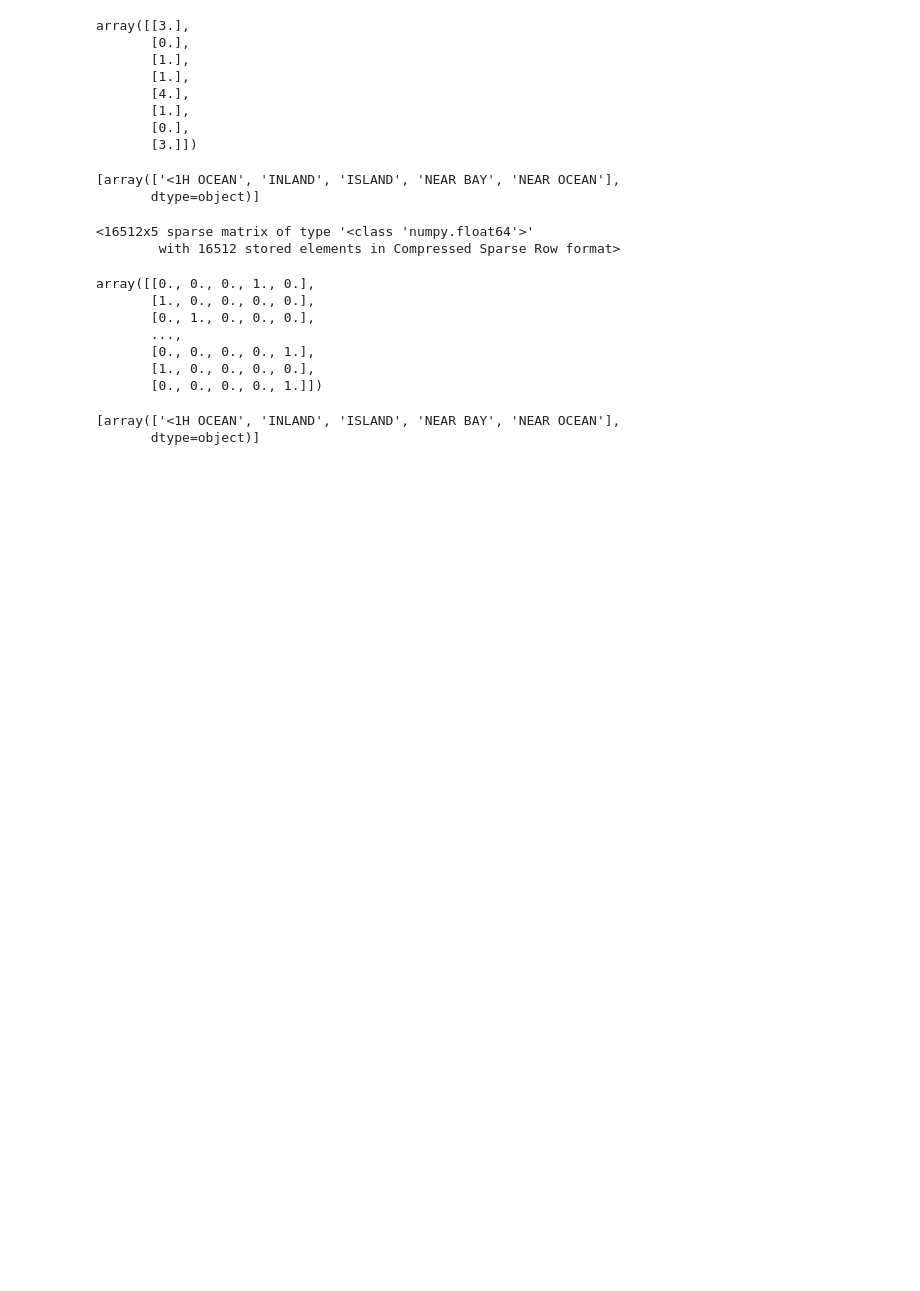
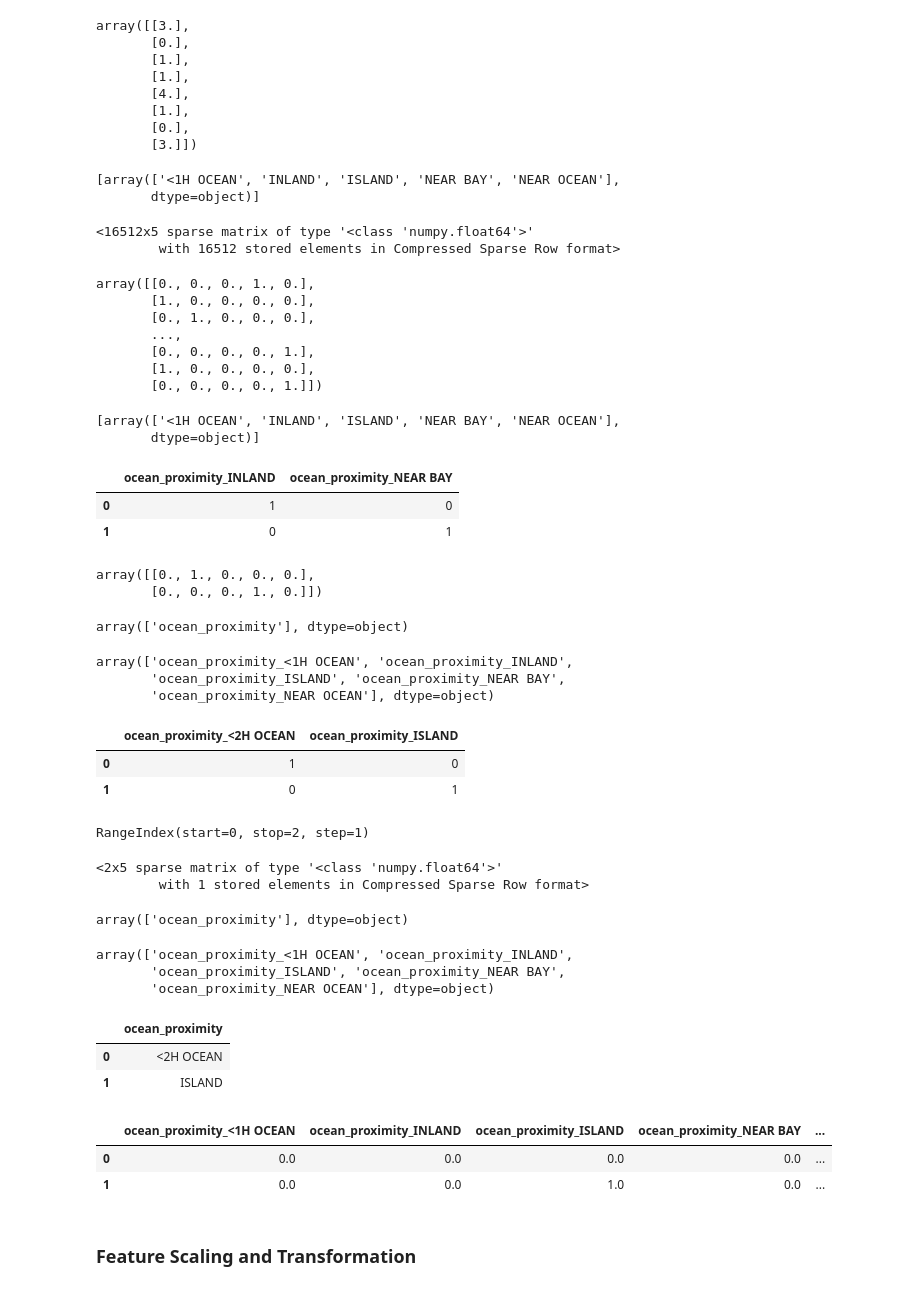
Before and after one commit to sidharthguptax/ML-Aur-lian-G-ron-, a Jupyter notebook: Chapter 2.ipynb, the cells around one changed output. Cells and saved outputs as stored; diff of their text form; code cells hidden in the pictures; blank space fills up the shorter version.

```diff
--- a/Chapter 2.ipynb
+++ b/Chapter 2.ipynb
@@ -338,3 +338,15 @@ cat_encoder.categories_
 # %% [output]
 [array(['<1H OCEAN', 'INLAND', 'ISLAND', 'NEAR BAY', 'NEAR OCEAN'],
        dtype=object)]
+# %%
+df_test = pd.DataFrame({"ocean_proximity": ["INLAND", "NEAR BAY"]})
+pd.get_dummies(df_test)
+# %% [output]
+|  | ocean_proximity_INLAND | ocean_proximity_NEAR BAY |
+| 0 | 1 | 0 |
+| 1 | 0 | 1 |
+# %%
+cat_encoder.transform(df_test).toarray()
+# %% [output]
+array([[0., 1., 0., 0., 0.],
+       [0., 0., 0., 1., 0.]])
@@ -340,0 +355,55 @@ cat_encoder.categories_
+# %%
+cat_encoder.feature_names_in_
+# %% [output]
+array(['ocean_proximity'], dtype=object)
+# %%
+cat_encoder.get_feature_names_out()
+# %% [output]
+array(['ocean_proximity_<1H OCEAN', 'ocean_proximity_INLAND',
+       'ocean_proximity_ISLAND', 'ocean_proximity_NEAR BAY',
+       'ocean_proximity_NEAR OCEAN'], dtype=object)
+# %%
+df_test_unknown = pd.DataFrame({"ocean_proximity": ["<2H OCEAN", "ISLAND"]})
+pd.get_dummies(df_test_unknown)
+# %% [output]
+|  | ocean_proximity_<2H OCEAN | ocean_proximity_ISLAND |
+| 0 | 1 | 0 |
+| 1 | 0 | 1 |
+# %%
+df_test_unknown.index
+# %% [output]
+RangeIndex(start=0, stop=2, step=1)
+# %%
+cat_encoder.handle_unknown = "ignore"
+cat_encoder.transform(df_test_unknown)
+# %% [output]
+<2x5 sparse matrix of type '<class 'numpy.float64'>'
+        with 1 stored elements in Compressed Sparse Row format>
+# %%
+cat_encoder.feature_names_in_
+# %% [output]
+array(['ocean_proximity'], dtype=object)
+# %%
+cat_encoder.get_feature_names_out()
+# %% [output]
+array(['ocean_proximity_<1H OCEAN', 'ocean_proximity_INLAND',
+       'ocean_proximity_ISLAND', 'ocean_proximity_NEAR BAY',
+       'ocean_proximity_NEAR OCEAN'], dtype=object)
+# %%
+df_test_unknown
+# %% [output]
+|  | ocean_proximity |
+| 0 | <2H OCEAN |
+| 1 | ISLAND |
+# %%
+df_output = pd.DataFrame(cat_encoder.transform(df_test_unknown).toarray(),
+                        columns = cat_encoder.get_feature_names_out(),
+                        index = df_test_unknown.index)
+# %%
+df_output
+# %% [output]
+|  | ocean_proximity_<1H OCEAN | ocean_proximity_INLAND | ocean_proximity_ISLAND | ocean_proximity_NEAR BAY | ... |
+| 0 | 0.0 | 0.0 | 0.0 | 0.0 | ... |
+| 1 | 0.0 | 0.0 | 1.0 | 0.0 | ... |
+# %% [markdown]
+### Feature Scaling and Transformation
```
Also changed, not shown: parts of 5 cells of this notebook.
